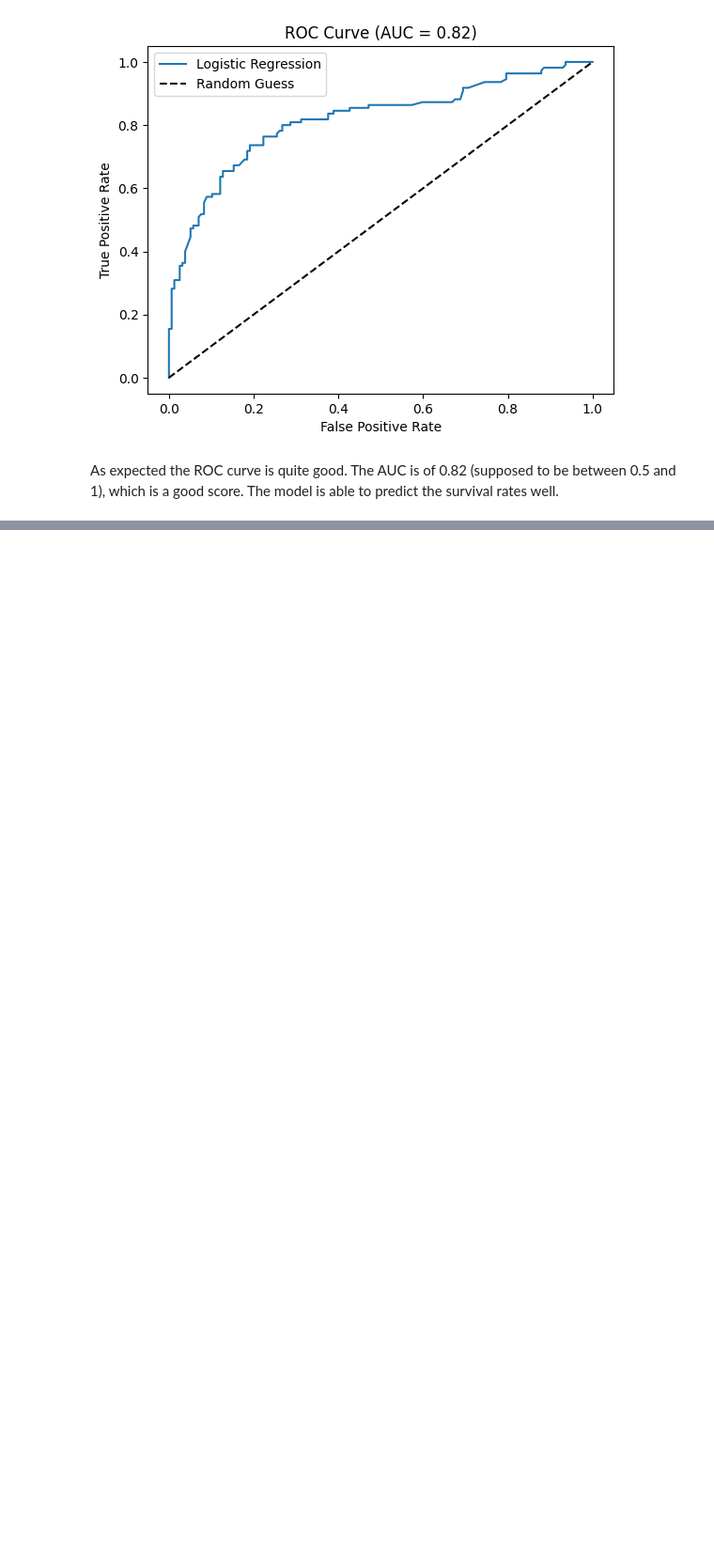
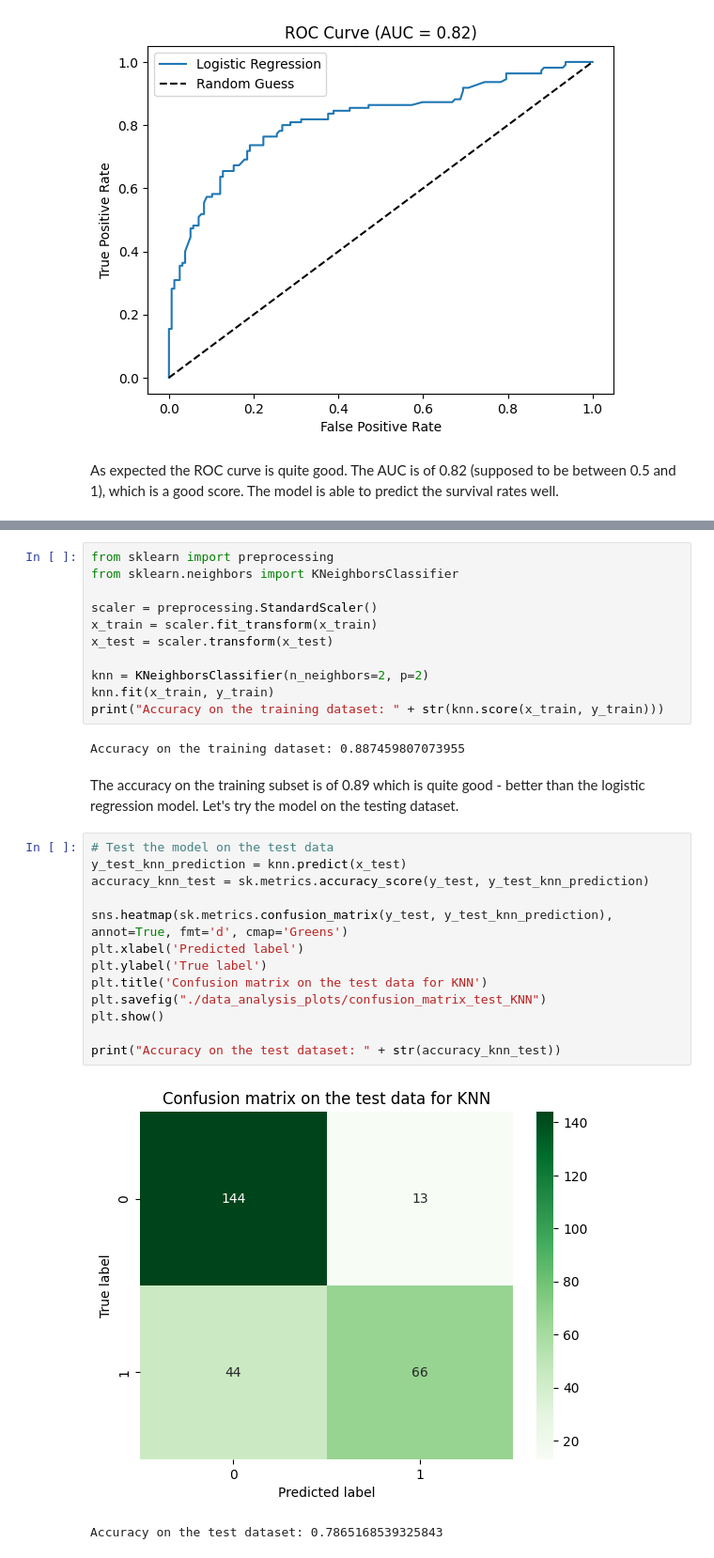
Before and after one commit to Gdeterline/Titanic_Survival_Prediction, a Jupyter notebook: main.ipynb, the cells around one changed output, grey strips where cells are left out. Shown at 94% size. Saved outputs shown, nothing was run; the diff lists cells and outputs as text; blank space fills up the shorter version.

Commit message:
added KNN
need to work on the metrics evaluation though

```diff
--- a/main.ipynb
+++ b/main.ipynb
@@ -464,0 +474,32 @@ Before moving on to the next model, let's do two things to improve the model:
+# %%
+from sklearn import preprocessing
+from sklearn.neighbors import KNeighborsClassifier
+
+scaler = preprocessing.StandardScaler()
+x_train = scaler.fit_transform(x_train)
+x_test = scaler.transform(x_test)
+
+knn = KNeighborsClassifier(n_neighbors=2, p=2)
+knn.fit(x_train, y_train)
+print("Accuracy on the training dataset: " + str(knn.score(x_train, y_train)))
+# %% [output]
+Accuracy on the training dataset: 0.887459807073955
+# %% [markdown]
+The accuracy on the training subset is of 0.89 which is quite good - better than the logistic regression model.
+Let's try the model on the testing dataset.
+# %%
+# Test the model on the test data
+y_test_knn_prediction = knn.predict(x_test)
+accuracy_knn_test = sk.metrics.accuracy_score(y_test, y_test_knn_prediction)
+
+sns.heatmap(sk.metrics.confusion_matrix(y_test, y_test_knn_prediction), annot=True, fmt='d', cmap='Greens')
+plt.xlabel('Predicted label')
+plt.ylabel('True label')
+plt.title('Confusion matrix on the test data for KNN')
+plt.savefig("./data_analysis_plots/confusion_matrix_test_KNN")
+plt.show()
+
+print("Accuracy on the test dataset: " + str(accuracy_knn_test))
+# %% [output]
+[figure, added]
+Accuracy on the test dataset: 0.7865168539325843
```
Also changed, not shown: parts of 8 cells of this notebook, 3 other files.
